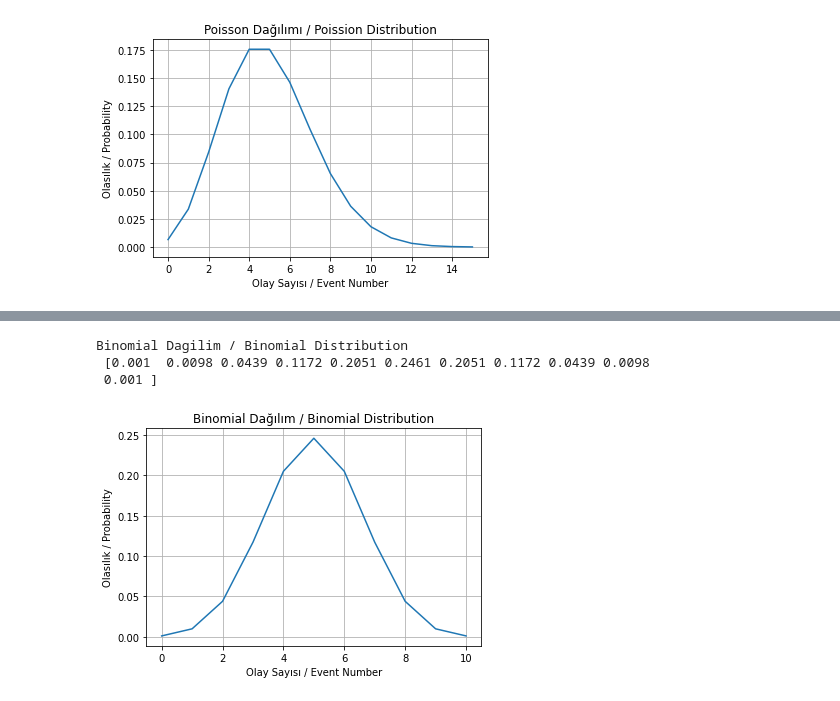
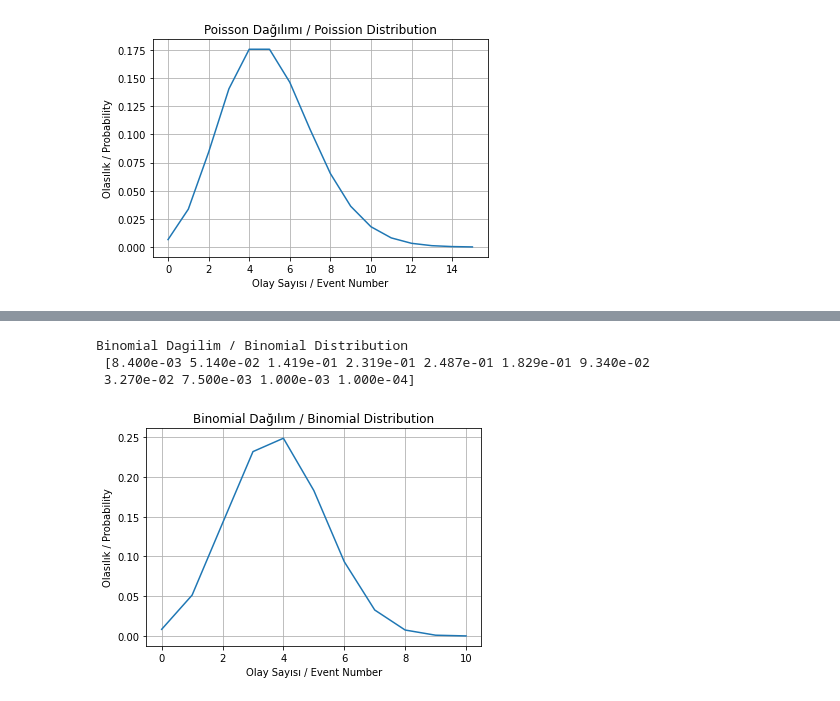
Before and after one commit to MGokcayK/AdvancedProbabilityofDiscereSystems, a Jupyter notebook: Homework4.ipynb, the cells around one changed output, grey strips where cells are left out. Drawn from its saved outputs; the diff is of its cells as text; code cells hidden in the pictures.

```diff
--- a/Homework4.ipynb
+++ b/Homework4.ipynb
@@ -180,34 +180,34 @@ def binomial(n=None, k=None, p=None):
 
 				n		: Number of total event.
 
 				k		: Number of succesive event.
 
 				p		: Successive possibility.
 
 	'''
 	return combination(n, k) * (p ** k) * ((1. - p) ** (n - k))
 
 
 
 def q2():
-	p = 0.5
+	p = 0.38
 	n_of_try = np.arange(11)
 	y_binom = []
 	for item in n_of_try:
 		y_binom.append(binomial(10, item, p))
 	y_binom = np.round(y_binom, 4)
 
 	print('Binomial Dagilim / Binomial Distribution \n', y_binom)
 	plt.plot(np.arange(11), y_binom)
 	plt.title('Binomial Dağılım / Binomial Distribution')
 	plt.xlabel('Olay Sayısı / Event Number')
 	plt.ylabel('Olasılık / Probability')
 	plt.grid()
 	plt.show()
 
 q2()
 # %% [output]
 Binomial Dagilim / Binomial Distribution
- [0.001  0.0098 0.0439 0.1172 0.2051 0.2461 0.2051 0.1172 0.0439 0.0098
- 0.001 ]
+ [8.400e-03 5.140e-02 1.419e-01 2.319e-01 2.487e-01 1.829e-01 9.340e-02
+ 3.270e-02 7.500e-03 1.000e-03 1.000e-04]
-[figure, old version]
+[figure, new version]
```
Also changed, not shown: parts of 1 cell of this notebook.
